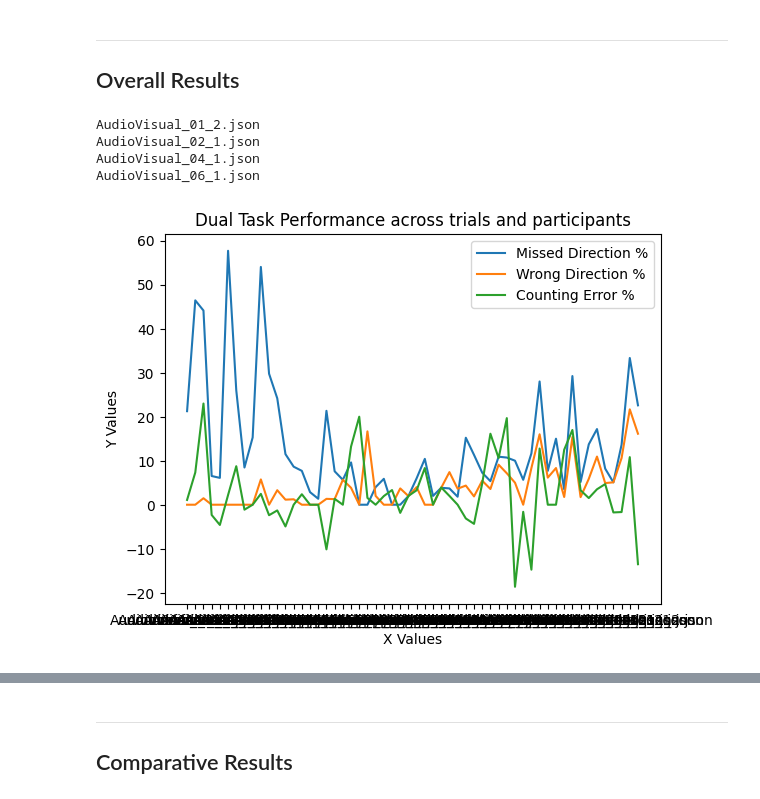
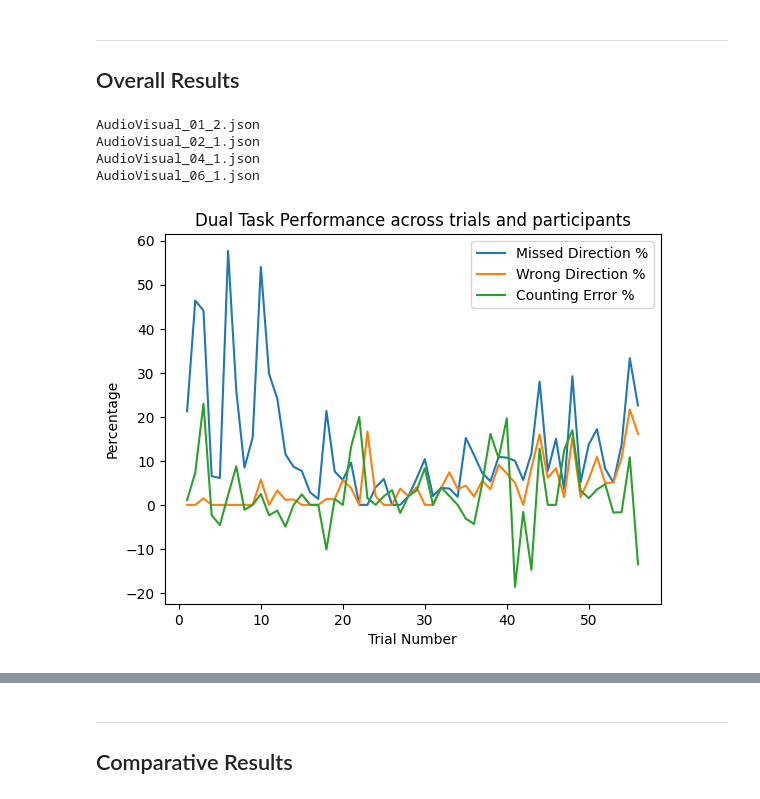
Before and after one commit to mp2419/eeg-notebooks, a Jupyter notebook: FYP/experiments/nb_PERFORMANCE.ipynb, the cells around one changed output, grey strips where cells are left out. Saved outputs shown, nothing was run; the diff lists cells and outputs as text; code cells hidden in the pictures.

```diff
--- a/FYP/experiments/nb_PERFORMANCE.ipynb
+++ b/FYP/experiments/nb_PERFORMANCE.ipynb
@@ -58,34 +58,34 @@ import matplotlib.pyplot as plt
 Dir_Missed_pcg = []
 Dir_Wrong_pcg = []
 Cir_Error_pcg = []
 
 for key in all_performances.keys():
     if all_performances[key]['Dir_Missed_pcg'] > 40:
         print(key)
     elif all_performances[key]['Dir_Wrong_pcg'] > 40:
         print(key)
 
     Dir_Missed_pcg.append(all_performances[key]['Dir_Missed_pcg'])
     Dir_Wrong_pcg.append(all_performances[key]['Dir_Wrong_pcg'])
     Cir_Error_pcg.append(all_performances[key]['Cir_Error_pcg'])
 
-x_values = list(all_performances.keys())
+x_values = range(1,len(all_performances.keys())+1)
 # Plot the three arrays on the same axis
 plt.plot(x_values, Dir_Missed_pcg, label='Dir_Missed_pcg')
 plt.plot(x_values, Dir_Wrong_pcg, label='Dir_Wrong_pcg')
 plt.plot(x_values, Cir_Error_pcg, label='Cir_Error_pcg')
 
 # Customize the plot
-plt.xlabel('X Values')
-plt.ylabel('Y Values')
+plt.xlabel('Trial Number')
+plt.ylabel('Percentage')
 plt.title('Dual Task Performance across trials and participants')
 plt.legend(["Missed Direction %","Wrong Direction %", "Counting Error %"] )
 
 # Display the plot
 plt.show()
 # %% [output]
 AudioVisual_01_2.json
 AudioVisual_02_1.json
 AudioVisual_04_1.json
 AudioVisual_06_1.json
-[figure, old version]
+[figure, new version]
```
Also changed, not shown: parts of 16 cells of this notebook, 38 other files.
